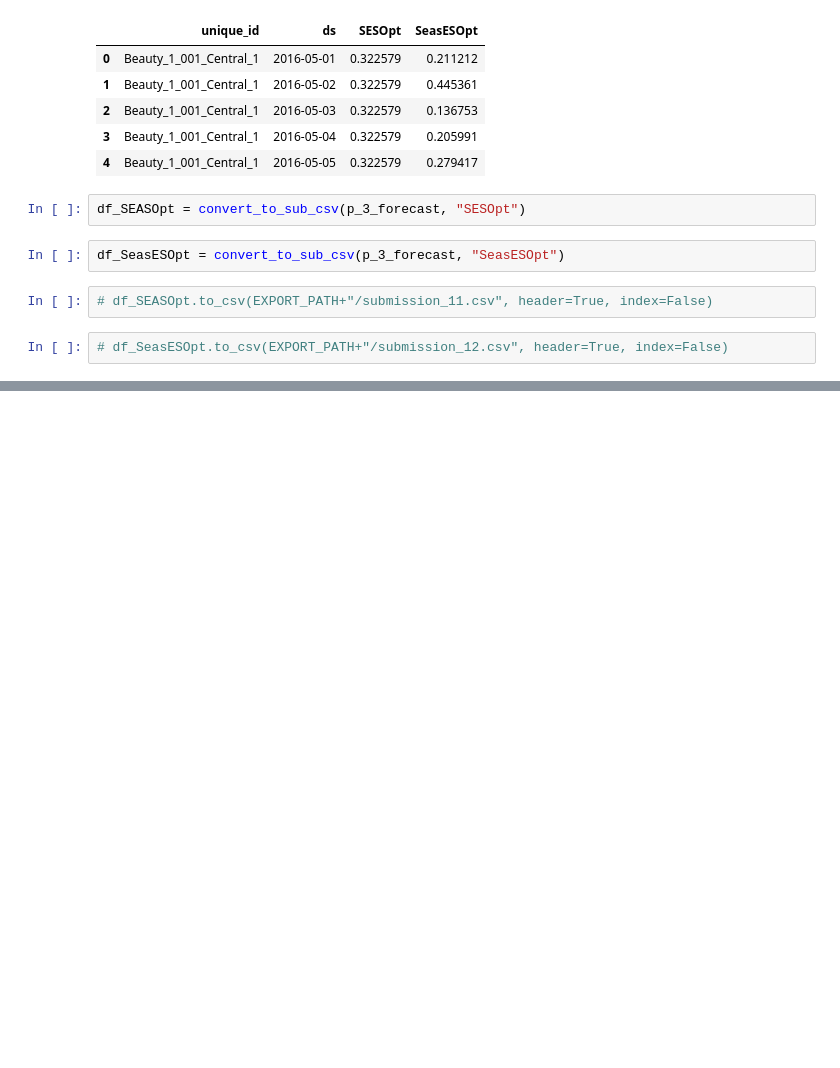
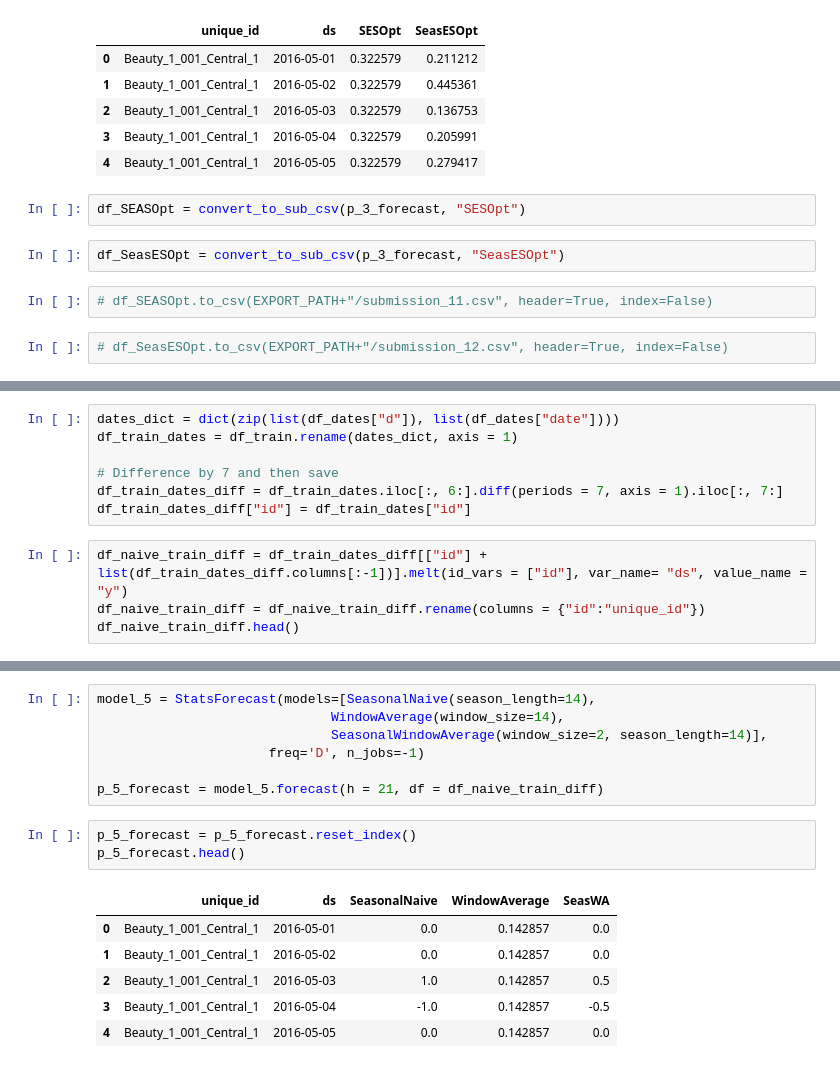
Before and after one commit to TristanKoh/ads-final-project, a Jupyter notebook: code/naive_baseline_models.ipynb, the cells around one changed output, grey strips where cells are left out. Drawn from its saved outputs; the diff is of its cells as text; blank space fills up the shorter version.

```diff
--- a/code/naive_baseline_models.ipynb
+++ b/code/naive_baseline_models.ipynb
@@ -287,0 +310,11 @@ df_SeasESOpt = convert_to_sub_csv(p_3_forecast, "SeasESOpt")
+# %%
+dates_dict = dict(zip(list(df_dates["d"]), list(df_dates["date"])))
+df_train_dates = df_train.rename(dates_dict, axis = 1)
+
+# Difference by 7 and then save
+df_train_dates_diff = df_train_dates.iloc[:, 6:].diff(periods = 7, axis = 1).iloc[:, 7:]
+df_train_dates_diff["id"] = df_train_dates["id"]
+# %%
+df_naive_train_diff = df_train_dates_diff[["id"] + list(df_train_dates_diff.columns[:-1])].melt(id_vars = ["id"], var_name= "ds", value_name = "y")
+df_naive_train_diff = df_naive_train_diff.rename(columns = {"id":"unique_id"})
+df_naive_train_diff.head()
@@ -287,0 +393,17 @@ df_SeasESOpt = convert_to_sub_csv(p_3_forecast, "SeasESOpt")
+# %%
+model_5 = StatsForecast(models=[SeasonalNaive(season_length=14),
+                              WindowAverage(window_size=14),
+                              SeasonalWindowAverage(window_size=2, season_length=14)],
+                      freq='D', n_jobs=-1)
+
+p_5_forecast = model_5.forecast(h = 21, df = df_naive_train_diff)
+# %%
+p_5_forecast = p_5_forecast.reset_index()
+p_5_forecast.head()
+# %% [output]
+|  | unique_id | ds | SeasonalNaive | WindowAverage | SeasWA |
+| 0 | Beauty_1_001_Central_1 | 2016-05-01 | 0.0 | 0.142857 | 0.0 |
+| 1 | Beauty_1_001_Central_1 | 2016-05-02 | 0.0 | 0.142857 | 0.0 |
+| 2 | Beauty_1_001_Central_1 | 2016-05-03 | 1.0 | 0.142857 | 0.5 |
+| 3 | Beauty_1_001_Central_1 | 2016-05-04 | -1.0 | 0.142857 | -0.5 |
+| 4 | Beauty_1_001_Central_1 | 2016-05-05 | 0.0 | 0.142857 | 0.0 |
```
Also changed, not shown: parts of 51 cells of this notebook.
